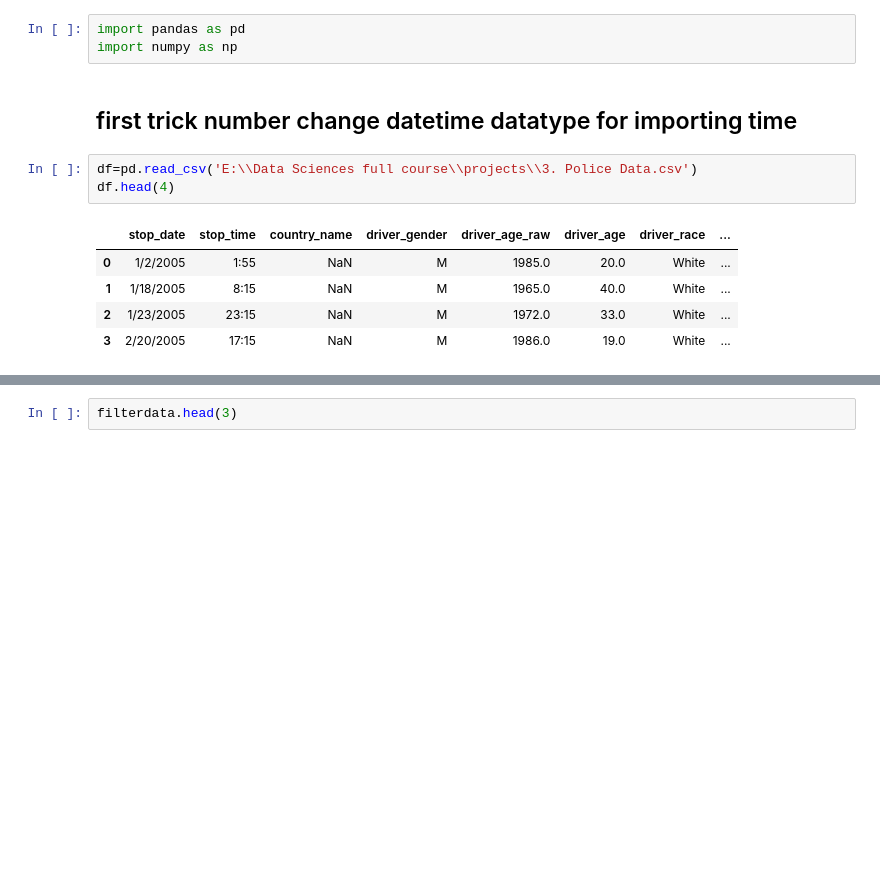
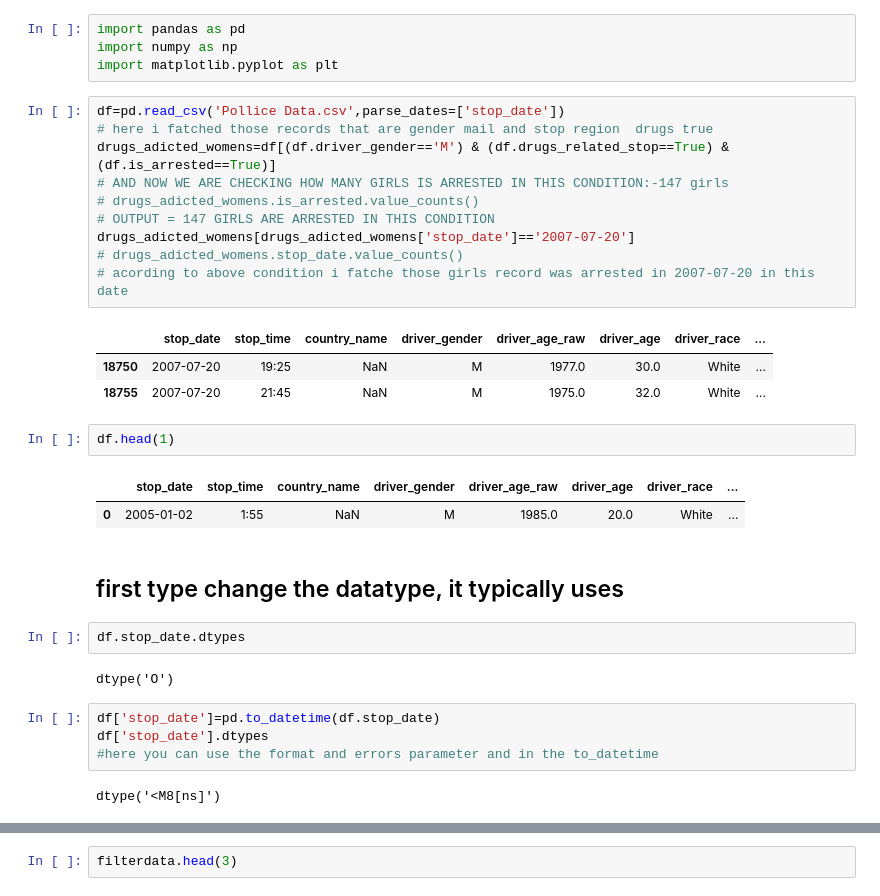
Before and after one commit to Ranjit-Singh-786/pandas-, a Jupyter notebook: datetime series and all tricks.ipynb, the cells around one changed output, grey strips where cells are left out. Saved outputs shown, nothing was run; the diff lists cells and outputs as text; blank space fills up the shorter version.

```diff
--- a/datetime series and all tricks.ipynb
+++ b/datetime series and all tricks.ipynb
@@ -1,14 +1,35 @@
 # %%
 import pandas as pd
 import numpy as np
+import matplotlib.pyplot as plt
-# %% [markdown]
-## first trick number change datetime datatype for importing time
 # %%
-df=pd.read_csv('E:\\Data Sciences full course\\projects\\3. Police Data.csv')
-df.head(4)
+df=pd.read_csv('Pollice Data.csv',parse_dates=['stop_date'])
+# here i fatched those records that are gender mail and stop region  drugs true
+drugs_adicted_womens=df[(df.driver_gender=='M') & (df.drugs_related_stop==True) & (df.is_arrested==True)]
+# AND NOW WE ARE CHECKING HOW MANY GIRLS IS ARRESTED IN THIS CONDITION:-147 girls
+# drugs_adicted_womens.is_arrested.value_counts()
+# OUTPUT = 147 GIRLS ARE ARRESTED IN THIS CONDITION
+drugs_adicted_womens[drugs_adicted_womens['stop_date']=='2007-07-20']
+# drugs_adicted_womens.stop_date.value_counts()
+# acording to above condition i fatche those girls record was arrested in 2007-07-20 in this date
 # %% [output]
 |  | stop_date | stop_time | country_name | driver_gender | driver_age_raw | driver_age | driver_race | ... |
-| 0 | 1/2/2005 | 1:55 | NaN | M | 1985.0 | 20.0 | White | ... |
-| 1 | 1/18/2005 | 8:15 | NaN | M | 1965.0 | 40.0 | White | ... |
-| 2 | 1/23/2005 | 23:15 | NaN | M | 1972.0 | 33.0 | White | ... |
-| 3 | 2/20/2005 | 17:15 | NaN | M | 1986.0 | 19.0 | White | ... |
+| 18750 | 2007-07-20 | 19:25 | NaN | M | 1977.0 | 30.0 | White | ... |
+| 18755 | 2007-07-20 | 21:45 | NaN | M | 1975.0 | 32.0 | White | ... |
+# %%
+df.head(1)
+# %% [output]
+|  | stop_date | stop_time | country_name | driver_gender | driver_age_raw | driver_age | driver_race | ... |
+| 0 | 2005-01-02 | 1:55 | NaN | M | 1985.0 | 20.0 | White | ... |
+# %% [markdown]
+## first type change the datatype, it typically uses
+# %%
+df.stop_date.dtypes
+# %% [output]
+dtype('O')
+# %%
+df['stop_date']=pd.to_datetime(df.stop_date)
+df['stop_date'].dtypes
+#here you can use the format and errors parameter and in the to_datetime
+# %% [output]
+dtype('<M8[ns]')
```
Also changed, not shown: parts of 30 cells of this notebook, 3 other files.
